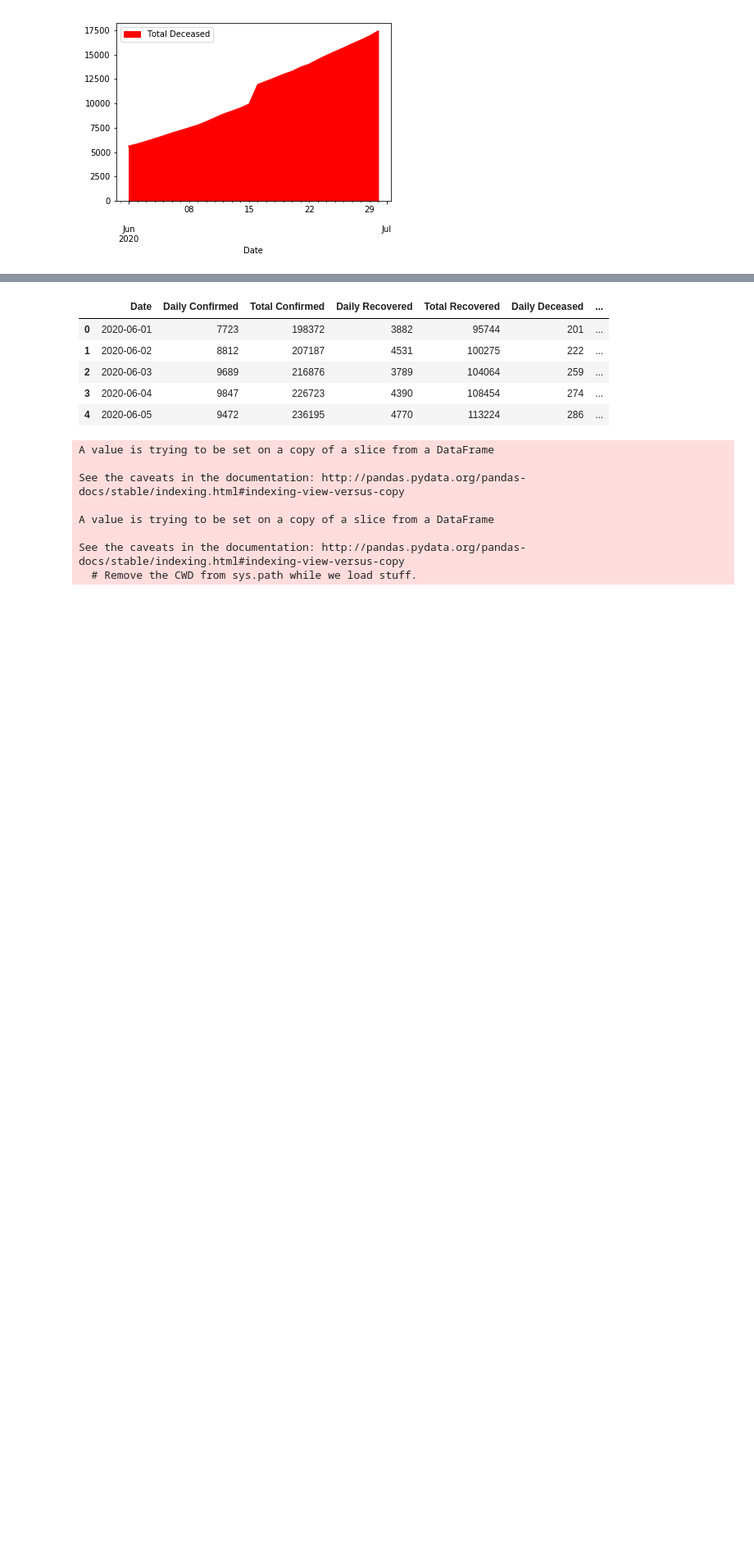
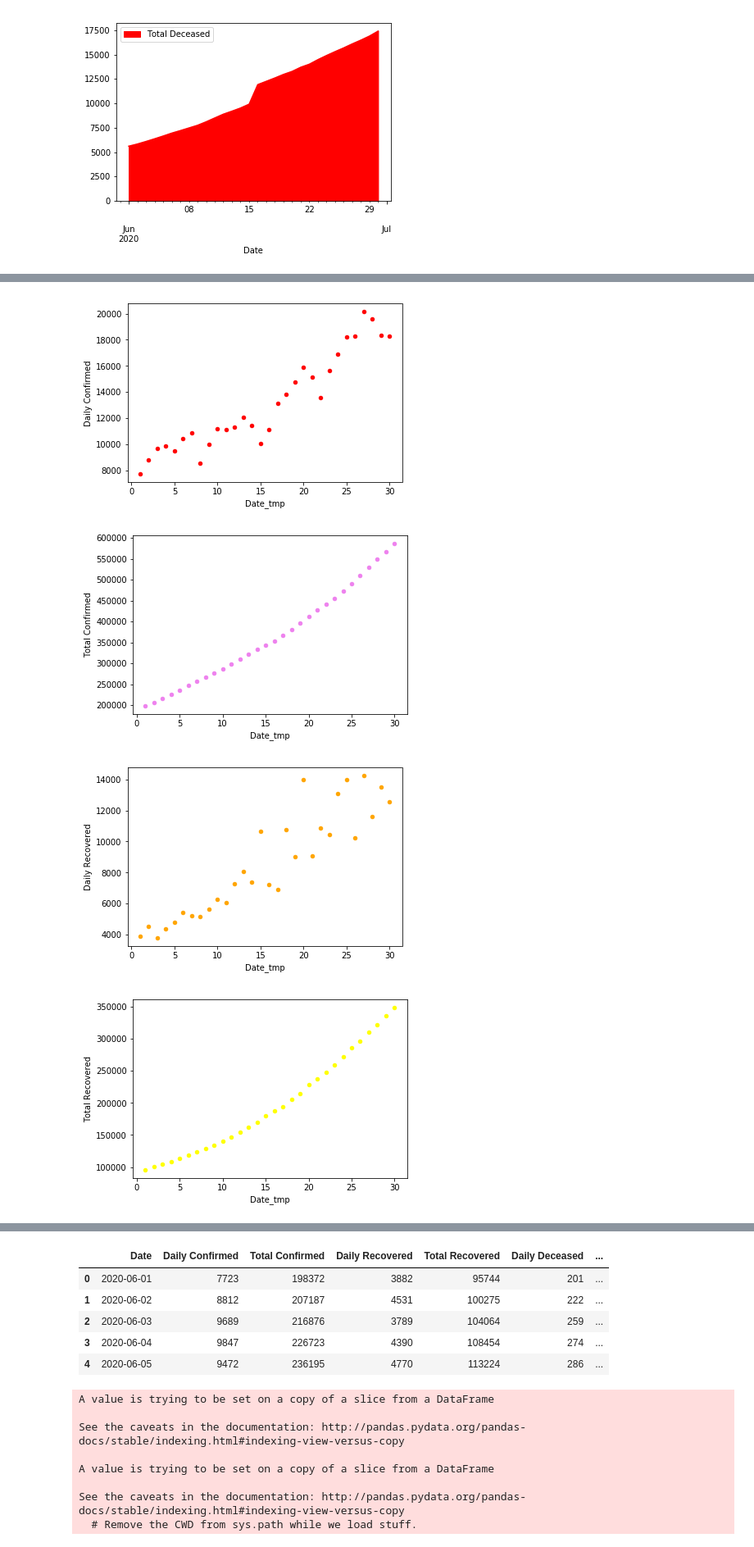
Before and after one commit to adit22/Data_Analysis, a Jupyter notebook: covid data analysis/Covid_19_case_time_series(june).ipynb, the cells around one changed output, grey strips where cells are left out. Shown at 82% size. Drawn from its saved outputs; the diff is of its cells as text; code cells hidden in the pictures; blank space fills up the shorter version.

```diff
--- a/covid data analysis/Covid_19_case_time_series(june).ipynb
+++ b/covid data analysis/Covid_19_case_time_series(june).ipynb
@@ -259,3 +259,6 @@ for m,n in zip(colss,["blue","black","orange","green","violet","red"]):
 [figure]
 [figure]
 [figure]
+# %%
+datajne_for_scattering=datajne.copy()
+datajne_for_scattering.head()
@@ -261,0 +272,5 @@ for m,n in zip(colss,["blue","black","orange","green","violet","red"]):
+# %%
+colls=list(datajne_for_scattering.columns)
+colls.pop(0)
+colls.pop(len(colls)-1)
+datajne_for_scattering.head()
@@ -261,0 +284,9 @@ for m,n in zip(colss,["blue","black","orange","green","violet","red"]):
+# %%
+colors=["Red","Violet","Orange","Yellow","Green","Black"]
+for i,j in zip(colls,colors):
+    datajne_for_scattering.plot(x="Date_tmp",y=i,kind="scatter",color=j)
+# %% [output]
+[figure, added]
+[figure, added]
+[figure, added]
+[figure, added]
```
Also changed, not shown: parts of 3 cells of this notebook, 11 other files.
